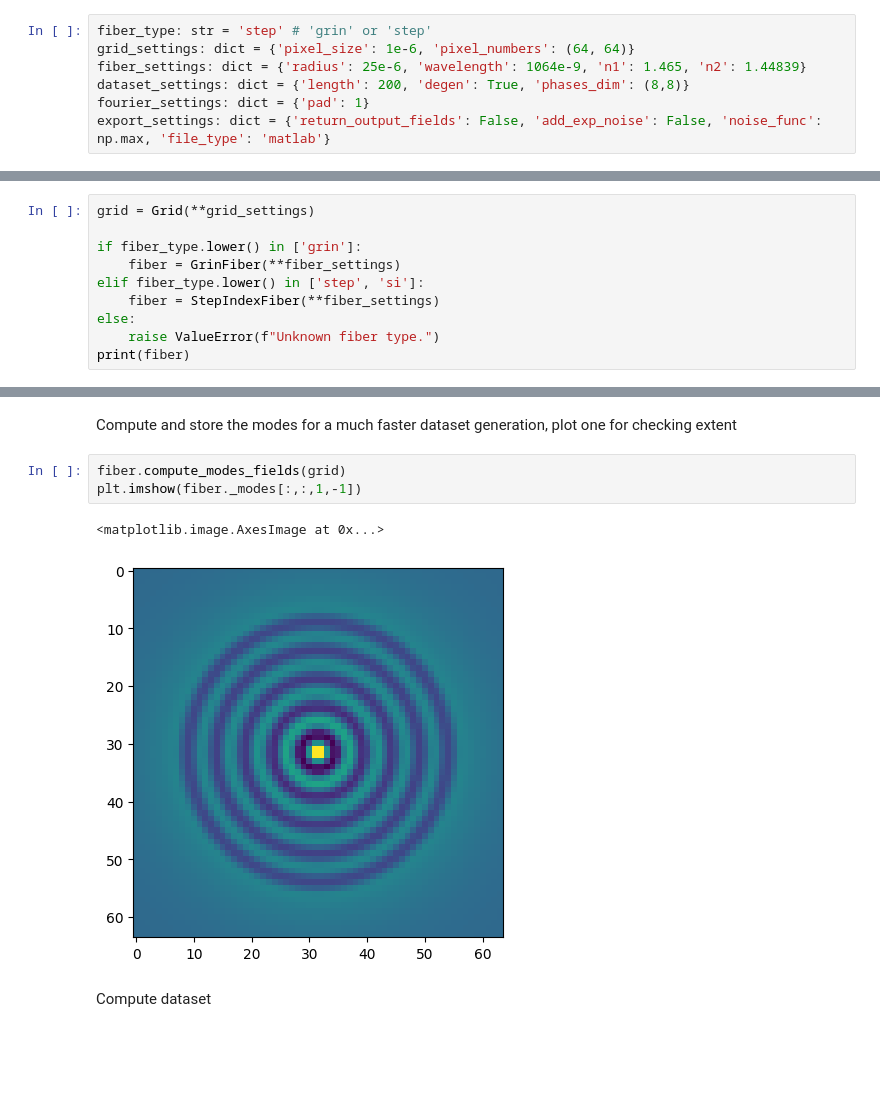
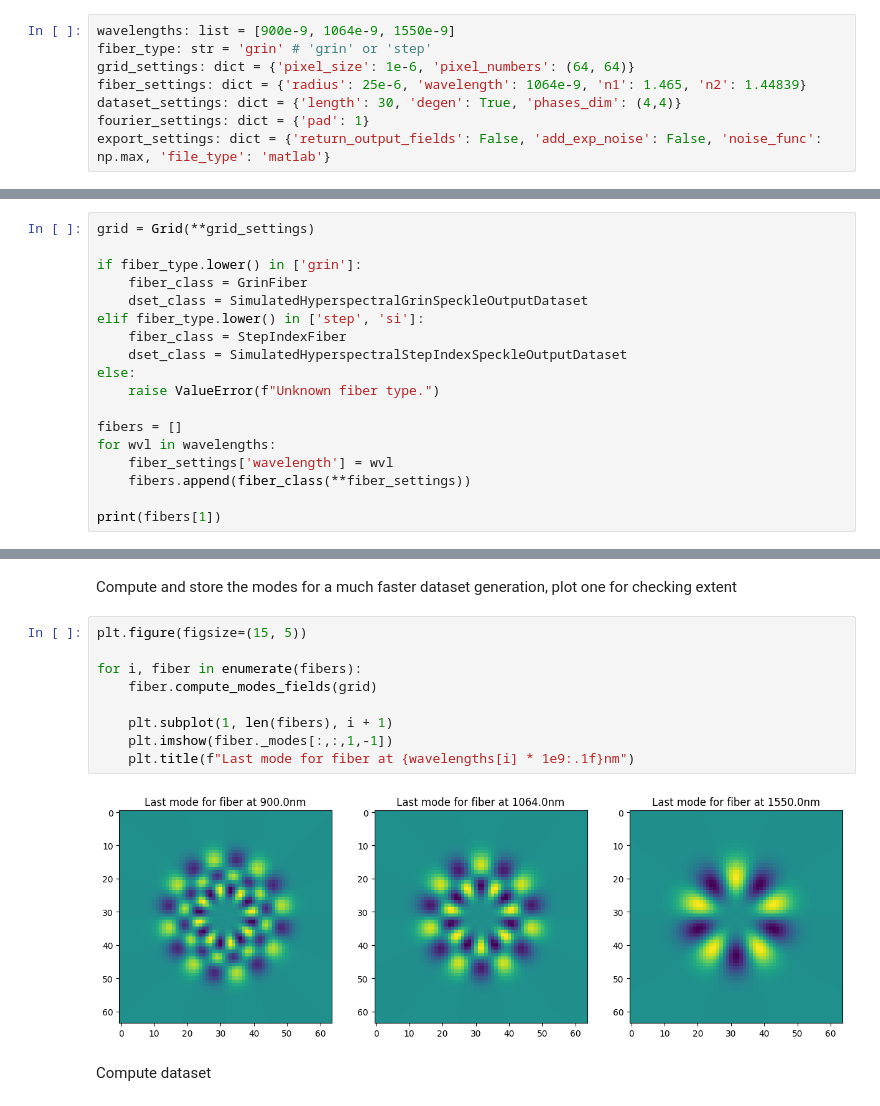
Before and after one commit to jysru/MMF_LP_modes, a Jupyter notebook: notebooks/generate_hyperspectral_mmf_datasets.ipynb, the cells around one changed output, grey strips where cells are left out. Saved outputs shown, nothing was run; the diff lists cells and outputs as text; blank space fills up the shorter version.

```diff
--- a/notebooks/generate_hyperspectral_mmf_datasets.ipynb
+++ b/notebooks/generate_hyperspectral_mmf_datasets.ipynb
@@ -19,10 +23,11 @@ from mmfsim.datasets import SimulatedGrinSpeckleOutputDataset, SimulatedStepInde
 
 Set the computation grid and the fiber characteristics
 # %%
-fiber_type: str = 'step' # 'grin' or 'step'
+wavelengths: list = [900e-9, 1064e-9, 1550e-9]
+fiber_type: str = 'grin' # 'grin' or 'step'
 grid_settings: dict = {'pixel_size': 1e-6, 'pixel_numbers': (64, 64)}
 fiber_settings: dict = {'radius': 25e-6, 'wavelength': 1064e-9, 'n1': 1.465, 'n2': 1.44839}
-dataset_settings: dict = {'length': 200, 'degen': True, 'phases_dim': (8,8)}
+dataset_settings: dict = {'length': 30, 'degen': True, 'phases_dim': (4,4)}
 fourier_settings: dict = {'pad': 1}
 export_settings: dict = {'return_output_fields': False, 'add_exp_noise': False, 'noise_func': np.max, 'file_type': 'matlab'}
 # %% [markdown]
@@ -33,10 +38,18 @@ Generate the grid and the fiber
 grid = Grid(**grid_settings)
 
 if fiber_type.lower() in ['grin']:
-    fiber = GrinFiber(**fiber_settings)
+    fiber_class = GrinFiber
+    dset_class = SimulatedHyperspectralGrinSpeckleOutputDataset
 elif fiber_type.lower() in ['step', 'si']:
-    fiber = StepIndexFiber(**fiber_settings)
+    fiber_class = StepIndexFiber
+    dset_class = SimulatedHyperspectralStepIndexSpeckleOutputDataset
 else:
     raise ValueError(f"Unknown fiber type.")
-print(fiber)
+
+fibers = []
+for wvl in wavelengths:
+    fiber_settings['wavelength'] = wvl
+    fibers.append(fiber_class(**fiber_settings))
+
+print(fibers[1])
 # %% [output]
@@ -63,11 +76,16 @@ StepIndexFiber instance with:
 # %% [markdown]
 Compute and store the modes for a much faster dataset generation, plot one for checking extent
-# %%
-fiber.compute_modes_fields(grid)
-plt.imshow(fiber._modes[:,:,1,-1])
-# %% [output]
-<matplotlib.image.AxesImage at 0x...>
-[figure, removed]
+# %%
+plt.figure(figsize=(15, 5))
+
+for i, fiber in enumerate(fibers):
+    fiber.compute_modes_fields(grid)
+
+    plt.subplot(1, len(fibers), i + 1)
+    plt.imshow(fiber._modes[:,:,1,-1])
+    plt.title(f"Last mode for fiber at {wavelengths[i] * 1e9:.1f}nm")
+# %% [output]
+[figure, added]
 # %% [markdown]
 Compute dataset
 # %%
```
Also changed, not shown: parts of 11 cells of this notebook, 3 other files.
